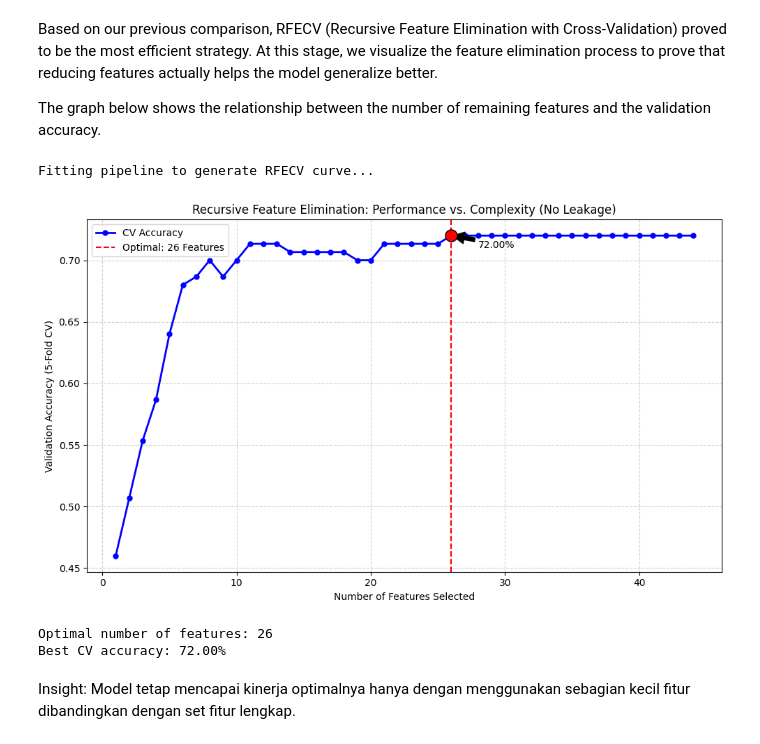
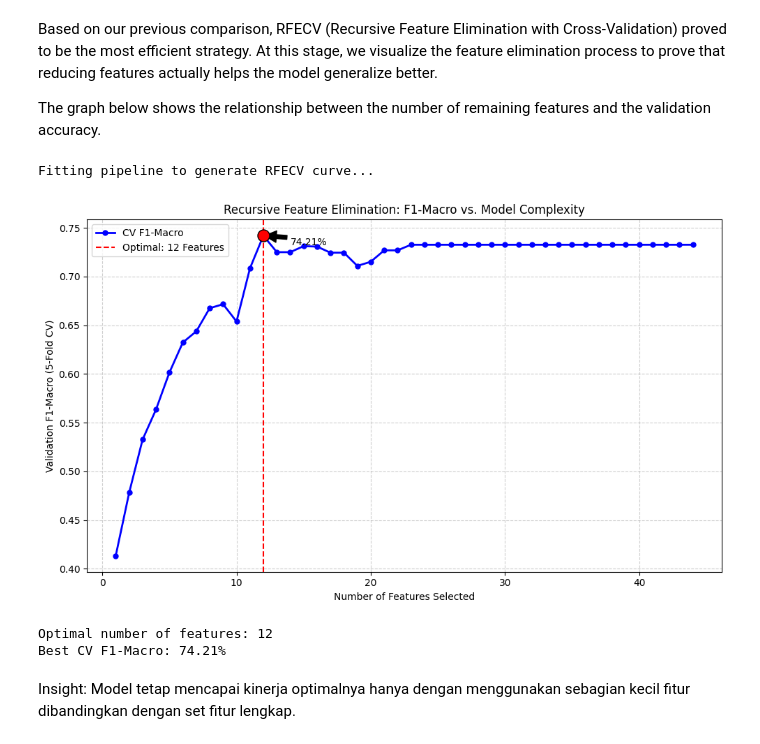
Before and after one commit to aryakasyahrezki/serona-ml, a Jupyter notebook: machine_learning_final/notebooks/model.ipynb, the cells around one changed output. Cells and saved outputs as stored; diff of their text form; code cells hidden in the pictures.

```diff
--- a/machine_learning_final/notebooks/model.ipynb
+++ b/machine_learning_final/notebooks/model.ipynb
@@ -809,7 +898,7 @@ Since LogisticRegression shows better result, with higher accuracy and lower ove
 from sklearn.feature_selection import RFECV
 from sklearn.ensemble import StackingClassifier
 from sklearn.linear_model import LogisticRegression
-from sklearn.model_selection import cross_val_score
+from sklearn.model_selection import cross_val_score, StratifiedKFold
 from sklearn.pipeline import Pipeline
 from sklearn.preprocessing import PolynomialFeatures, StandardScaler
 
@@ -817,10 +906,12 @@ from sklearn.preprocessing import PolynomialFeatures, StandardScaler
 # 1. INITIALIZATION & BASELINE
 # ==========================================
 print("--- Strategy Optimization: Feature Selection vs. Ensemble ---")
-print("Objective: Compare RFECV (Efficiency) against Stacking (Complexity) using tuned hyperparameters.")
+print("Objective: Compare RFECV (Efficiency) against Stacking (Complexity) using F1-Macro.")
+
+cv_strategy = StratifiedKFold(n_splits=5, shuffle=True, random_state=random_seed)
 
 # ==========================================
-# STRATEGY A: RFECV (Feature Selection) - FIXED VERSION
+# STRATEGY A: RFECV (Feature Selection)
 # ==========================================
 print("\n[Strategy A] Testing RFECV (Feature Selection)...")
 
@@ -835,24 +926,24 @@ pipeline_rfecv = Pipeline([
     ('rfecv', RFECV(
         estimator=tuned_logreg,
         step=1,
-        cv=StratifiedKFold(n_splits=5, shuffle=True, random_state=random_seed),
-        scoring='accuracy',
+        cv=cv_strategy,
+        scoring='f1_macro',
         n_jobs=-1
     ))
 ])
 
-# Evaluate pipeline with cross-validation
+# Evaluate pipeline with cross-validation using F1-macro
 rfecv_scores = cross_val_score(
     pipeline_rfecv,
     X,
     y_encoded,
-    cv=StratifiedKFold(n_splits=5, shuffle=True, random_state=random_seed),
-    scoring='accuracy'
+    cv=cv_strategy,
+    scoring='f1_macro'
 )
 
 score_rfecv = rfecv_scores.mean()
 
-print(f"Result A (RFECV) Validation Accuracy: {score_rfecv * 100:.2f}%")
+print(f"Result A (RFECV) Validation F1 (Macro): {score_rfecv * 100:.2f}%")
 print(f"Std: {rfecv_scores.std() * 100:.2f}%")
 
 # Fit to see number of features selected
@@ -930,15 +1024,17 @@ Based on our previous comparison, RFECV (Recursive Feature Elimination with Cros
 The graph below shows the relationship between the number of remaining features and the validation accuracy.
 # %%
 import matplotlib.pyplot as plt
+import numpy as np
 
 # ==========================================
-# VISUALISASI KURVA ELIMINASI (RFECV)
+# ELIMINATION CURVE VISUALIZATION (RFECV)
 # ==========================================
-# First, we need to fit the pipeline to extract RFECV results
 
 print("Fitting pipeline to generate RFECV curve...")
 
-# Create the pipeline again (same as Cell 38)
+cv_strategy = StratifiedKFold(n_splits=5, shuffle=True, random_state=random_seed)
+
+# Recreate tuned Logistic Regression
 tuned_logreg = grid_logreg.best_estimator_.named_steps['classifier']
 tuned_logreg.set_params(random_state=random_seed)
 
@@ -948,58 +1044,66 @@ pipeline_rfecv = Pipeline([
     ('rfecv', RFECV(
         estimator=tuned_logreg,
         step=1,
-        cv=StratifiedKFold(n_splits=5, shuffle=True, random_state=random_seed),
-        scoring='accuracy',
+        cv=cv_strategy,
+        scoring='f1_macro',
         n_jobs=-1
     ))
 ])
 
-# Fit the pipeline
+# Fit pipeline
 pipeline_rfecv.fit(X, y_encoded)
 
-# Extract RFECV object from pipeline
+# Extract RFECV object
 rfecv_obj = pipeline_rfecv.named_steps['rfecv']
 
 # ==========================================
 # PLOTTING
 # ==========================================
 plt.figure(figsize=(10, 6))
 
-# Get CV scores from each elimination step
 cv_scores = rfecv_obj.cv_results_['mean_test_score']
 n_features_list = range(1, len(cv_scores) + 1)
 
-# Plot accuracy line
-plt.plot(n_features_list, cv_scores, marker='o', color='b', label='CV Accuracy', linewidth=2, markersize=5)
+plt.plot(
+    n_features_list,
+    cv_scores,
+    marker='o',
+    color='b',
+    label='CV F1-Macro',
+    linewidth=2,
+    markersize=5
+)
 
 # Mark optimal point
 best_n = rfecv_obj.n_features_
 best_score = np.max(cv_scores)
 
-plt.axvline(x=best_n, color='r', linestyle='--', label=f'Optimal: {best_n} Features')
-plt.scatter(best_n, best_score, color='red', s=150, zorder=5, edgecolors='black')
+plt.axvline(x=best_n, color='r', linestyle='--',
+            label=f'Optimal: {best_n} Features')
 
-# Annotate peak
+plt.scatter(best_n, best_score,
+            color='red', s=150, zorder=5, edgecolors='black')
+
 plt.annotate(f'{best_score*100:.2f}%',
              xy=(best_n, best_score),
              xytext=(best_n + 2, best_score - 0.01),
              arrowprops=dict(facecolor='black', shrink=0.05))
 
-plt.title("Recursive Feature Elimination: Performance vs. Complexity (No Leakage)")
+plt.title("Recursive Feature Elimination: F1-Macro vs. Model Complexity")
 plt.xlabel("Number of Features Selected")
-plt.ylabel("Validation Accuracy (5-Fold CV)")
+plt.ylabel("Validation F1-Macro (5-Fold CV)")
 plt.legend()
 plt.grid(True, linestyle='--', alpha=0.6)
 plt.tight_layout()
 plt.show()
 
 print(f"\nOptimal number of features: {best_n}")
-print(f"Best CV accuracy: {best_score*100:.2f}%")
+print(f"Best CV F1-Macro: {best_score*100:.2f}%")
 # %% [output]
 Fitting pipeline to generate RFECV curve...
-[figure, old version]
+[figure, new version]
-Optimal number of features: 26
-Best CV accuracy: 72.00%
+Optimal number of features: 12
+Best CV F1-Macro: 74.21%
 # %% [markdown]
 Insight: Model tetap mencapai kinerja optimalnya hanya dengan menggunakan sebagian kecil fitur dibandingkan dengan set fitur lengkap.
 # %% [markdown]
```
Also changed, not shown: parts of 39 cells of this notebook, 13 other files.
